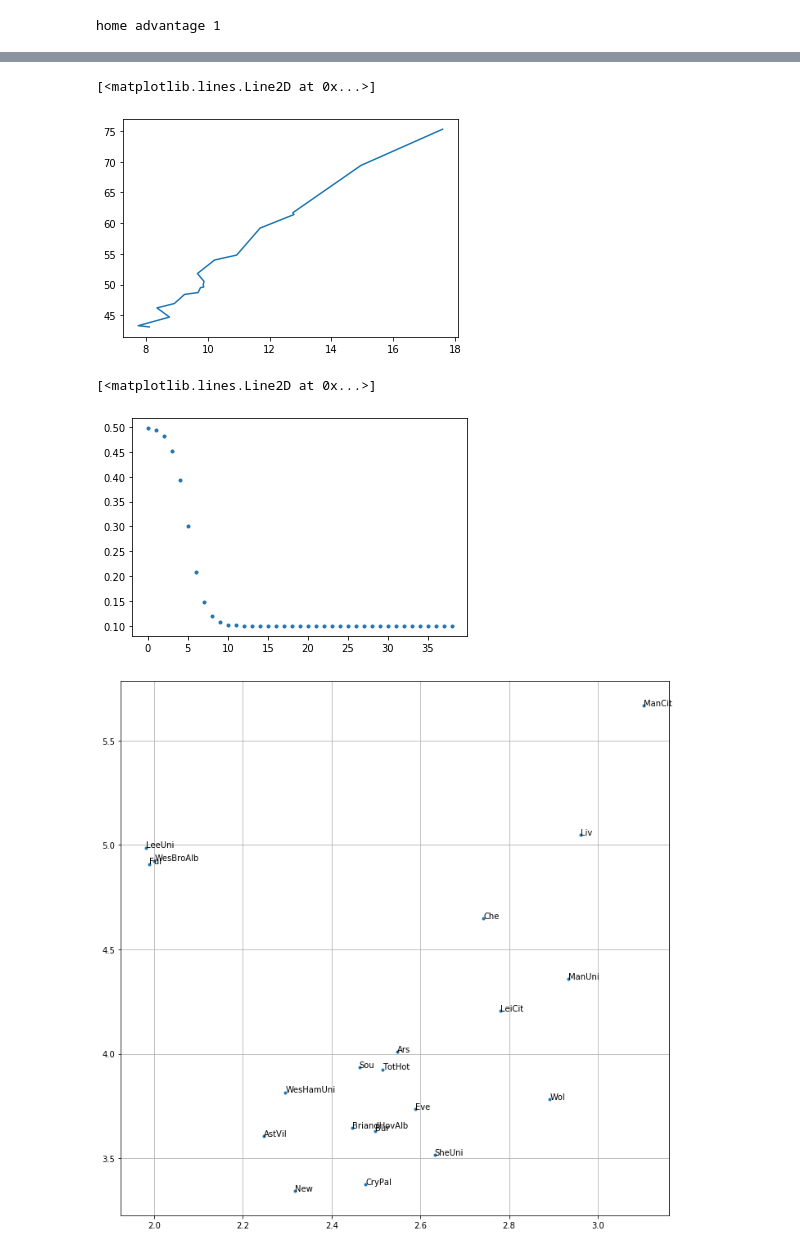
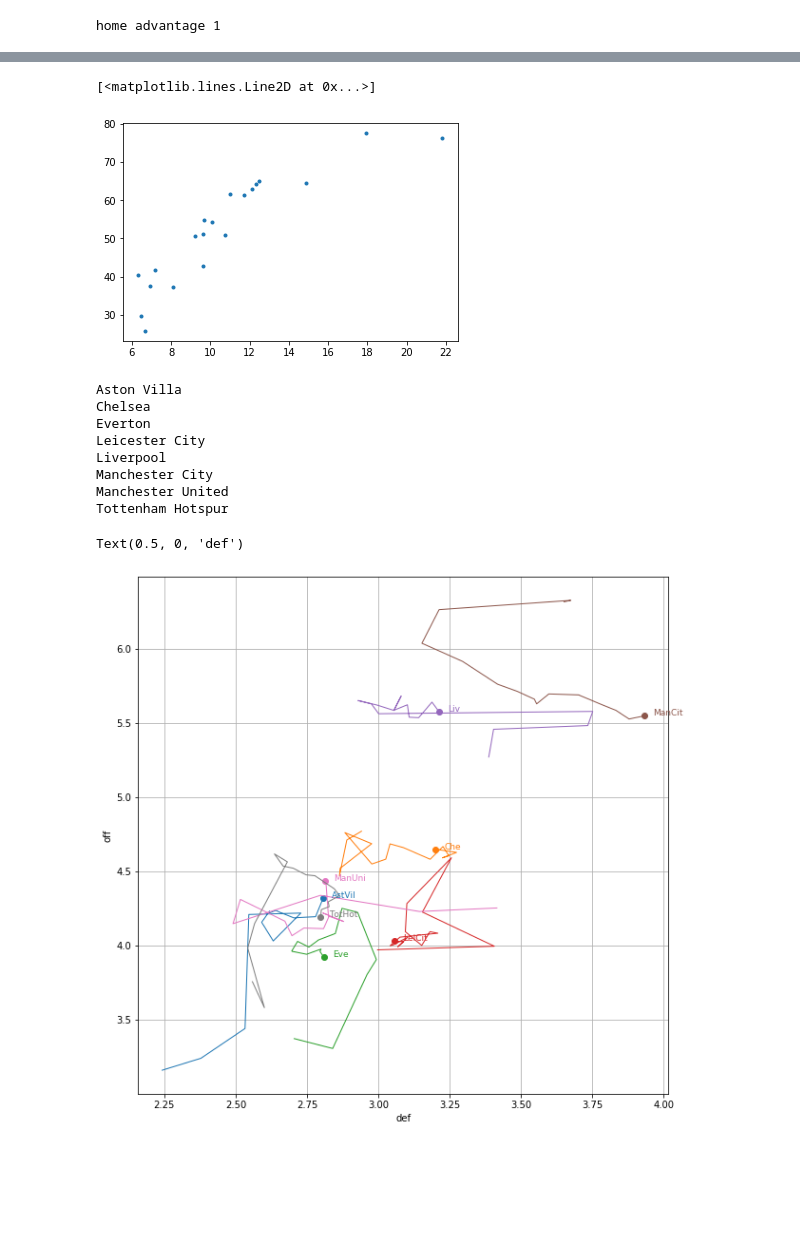
Before and after one commit to tchnvkng/football_sim, a Jupyter notebook: new_v.ipynb, the cells around one changed output, grey strips where cells are left out. Drawn from its saved outputs; the diff is of its cells as text; code cells hidden in the pictures; blank space fills up the shorter version.

```diff
--- a/new_v.ipynb
+++ b/new_v.ipynb
@@ -69,27 +69,40 @@ sr
 # %%
-plt.plot(sr['rating'],sr['Points (mean)'])
+plt.plot(sr['rating'],sr['Points (mean)'],'.')
 # %% [output]
 [<matplotlib.lines.Line2D at 0x...>]
-[figure, old version]
+[figure, new version]
-# %%
-x=np.arange(0,39)
-x
-y=np.exp(1*(x-5))
-y=1-y/(1+y)
-y=y*0.4+0.1
-plt.plot(x,y,'.')
-# %% [output]
-[<matplotlib.lines.Line2D at 0x...>]
-[figure, removed]
 # %%
 team_names = list(season.teams.keys())
 y=[season.teams[x].offense for x in team_names]
 x=[1/season.teams[x].defense for x in team_names]
-plt.figure(figsize=(12,12))
-plt.plot(x,y,'.')
+plt.figure(figsize=(10,10))
+#plt.plot(x,y,'.')
+c=0
 for x_,y_,name in zip(x,y,team_names):
-    name_=''.join([x[:3] for x in name.split()])
-    plt.text(x_,y_,name_)
+    team = season.teams[name]
+    if dict(sr['CL'])[name]>20:
+        print(name)
+        if c<=9:
+            sym='-'
+        else:
+            sym='-'
+        p=plt.plot(1/np.array(team.defense_hist),team.offense_hist,sym,label=name,color='C{:d}'.format(c),linewidth=1)
+        c+=1
+        plt.plot(x_,y_,'o',color=p[0].get_color())
+        name_=''.join([x[:3] for x in name.split()])
+        plt.text(x_+0.03,y_,name_,fontsize=9,color=p[0].get_color())
 plt.grid(True)
+plt.ylabel('off')
+plt.xlabel('def')
+#plt.legend()
 # %% [output]
+Aston Villa
+Chelsea
+Everton
+Leicester City
+Liverpool
+Manchester City
+Manchester United
+Tottenham Hotspur
+Text(0.5, 0, 'def')
-[figure, old version]
+[figure, new version]
```
Also changed, not shown: parts of 17 cells of this notebook, 1 other file.
